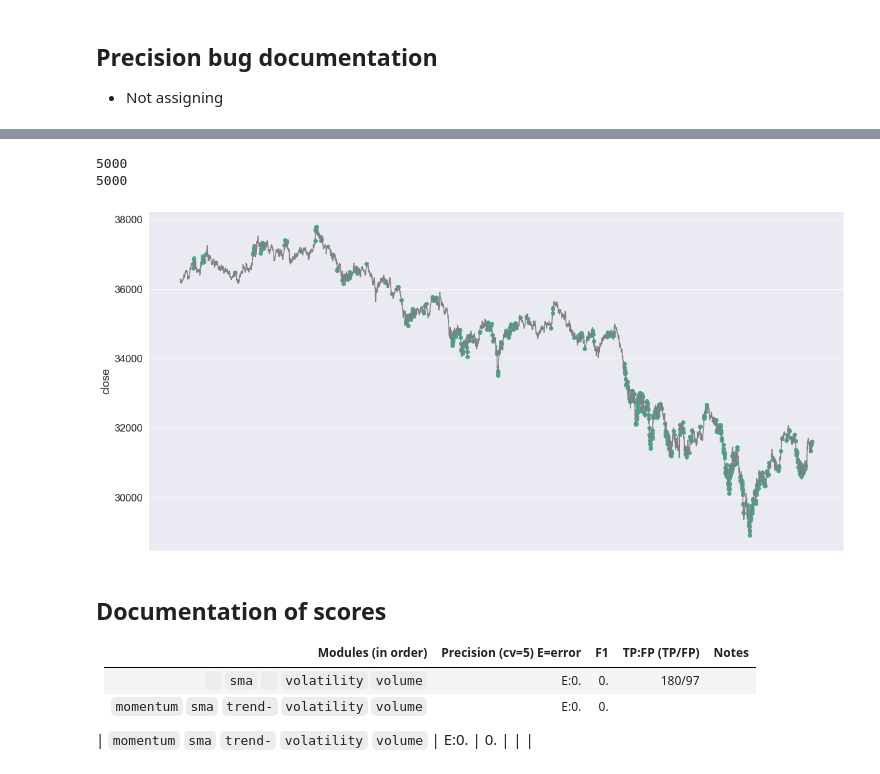
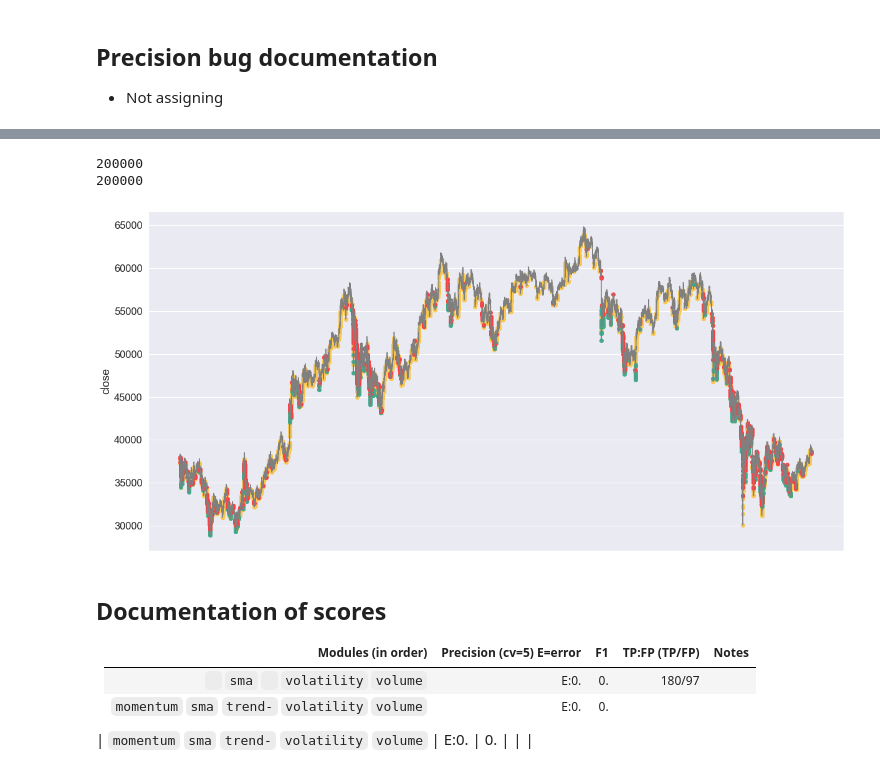
Before and after one commit to sunnymnie/bitcoin-printer, a Jupyter notebook: c-test.ipynb, the cells around one changed output, grey strips where cells are left out. Drawn from its saved outputs; the diff is of its cells as text; code cells hidden in the pictures.

```diff
--- a/c-test.ipynb
+++ b/c-test.ipynb
@@ -165,49 +157,49 @@ d
 # %%
-a = 5000
-b = 10000 #max 20000
+a = 0
+b = 200000 #max 20000
 results = model.predict(X_ft[a:b])
 scatter_results = list(map(lambda x, c: c if x == 1 else None, results, close[a:b]))
 
 s_correct = list(map(lambda x, t, c: c if x == 1 and t == 1 else None, results, y_ft[a:b], close[a:b]))
 s_wrong = list(map(lambda x, t, c: c if x == 1 and t == 0 else None, results, y_ft[a:b], close[a:b]))
 s_missed = list(map(lambda x, t, c: c if x == 0 and t == 1 else None, results, y_ft[a:b], close[a:b]))
 
 fig,ax = plt.subplots(figsize=(20, 10))
 
 print(len(close[a:b]))
 print(len(scatter_results))
 
 rows = len(close[a:b])
 
-ax.scatter(range(rows),
-            scatter_results,
-            color="#43aa8b")
+# ax.scatter(range(rows),
+#             scatter_results,
+#             color="#43aa8b")
 
 
-# ax.scatter(range(rows),
-#             s_missed,
-#         color="#f9c74f")
+ax.scatter(range(rows),
+            s_missed,
+        color="#f9c74f")
 
-# ax.scatter(range(rows),
-#             s_correct,
-#         color="#43aa8b")
+ax.scatter(range(rows),
+            s_correct,
+        color="#43aa8b")
 
-# ax.scatter(range(rows),
-#             s_wrong,
-#         color="#f94144")
+ax.scatter(range(rows),
+            s_wrong,
+        color="#f94144")
 
 ax.set_xlabel("time")
 ax.set_ylabel("close")
 ax.plot(range(rows),
         close[a:b],
         color="gray")
 
 ax.tick_params(labelbottom=False)
 ax.axes.xaxis.set_visible(False)
 # %% [output]
-5000
-5000
+200000
+200000
-[figure, old version]
+[figure, new version]
 # %%
 test = pd.DataFrame(results, columns=["target"])
 test["close"] = list(close)
```
Also changed, not shown: parts of 7 cells of this notebook, 2 other files.
